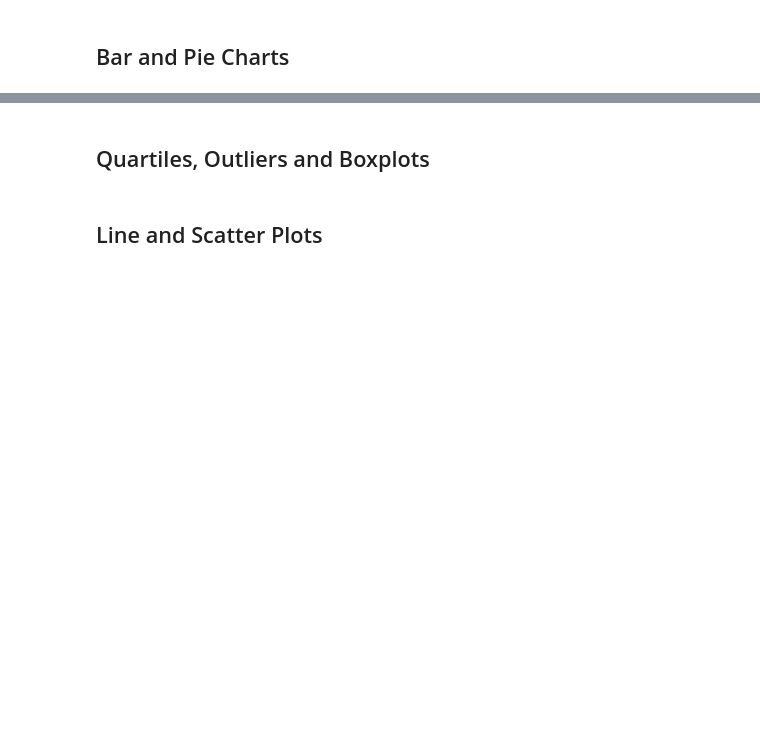
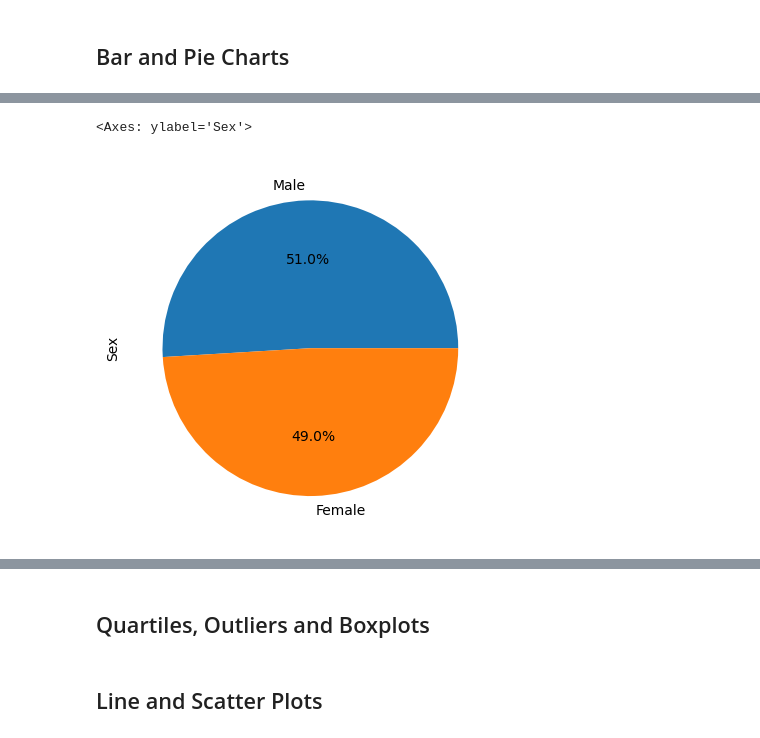
Before and after one commit to Allan-CM/Pymaceuticals, a Jupyter notebook: main.ipynb, the cells around one changed output, grey strips where cells are left out. Drawn from its saved outputs; the diff is of its cells as text; code cells hidden in the pictures; blank space fills up the shorter version.

```diff
--- a/main.ipynb
+++ b/main.ipynb
@@ -153,2 +175,10 @@ summary_stats
 # %%
 # Generate a pie plot showing the distribution of female versus male mice using Pandas
+
+#Creating dataframe which holds the sex category and its count
+sex_df = pd.DataFrame(combine_results_reduced['Sex'].value_counts())
+#Plotting the pie graph using pandas
+sex_df.plot(kind = 'pie', y = 'Sex',autopct='%1.01f%%', legend=False)
+# %% [output]
+<Axes: ylabel='Sex'>
+[figure, added]
```
Also changed, not shown: parts of 6 cells of this notebook.
